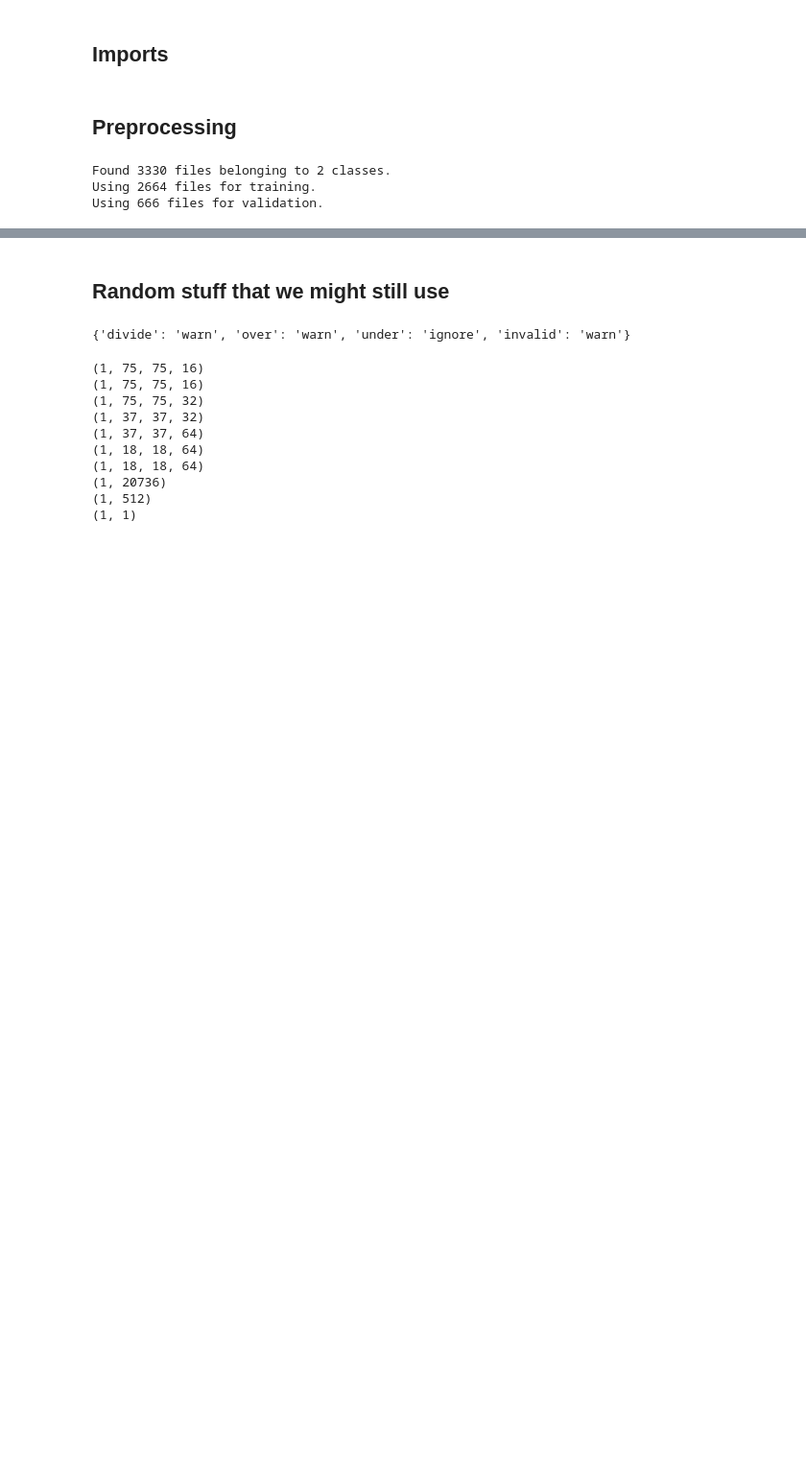
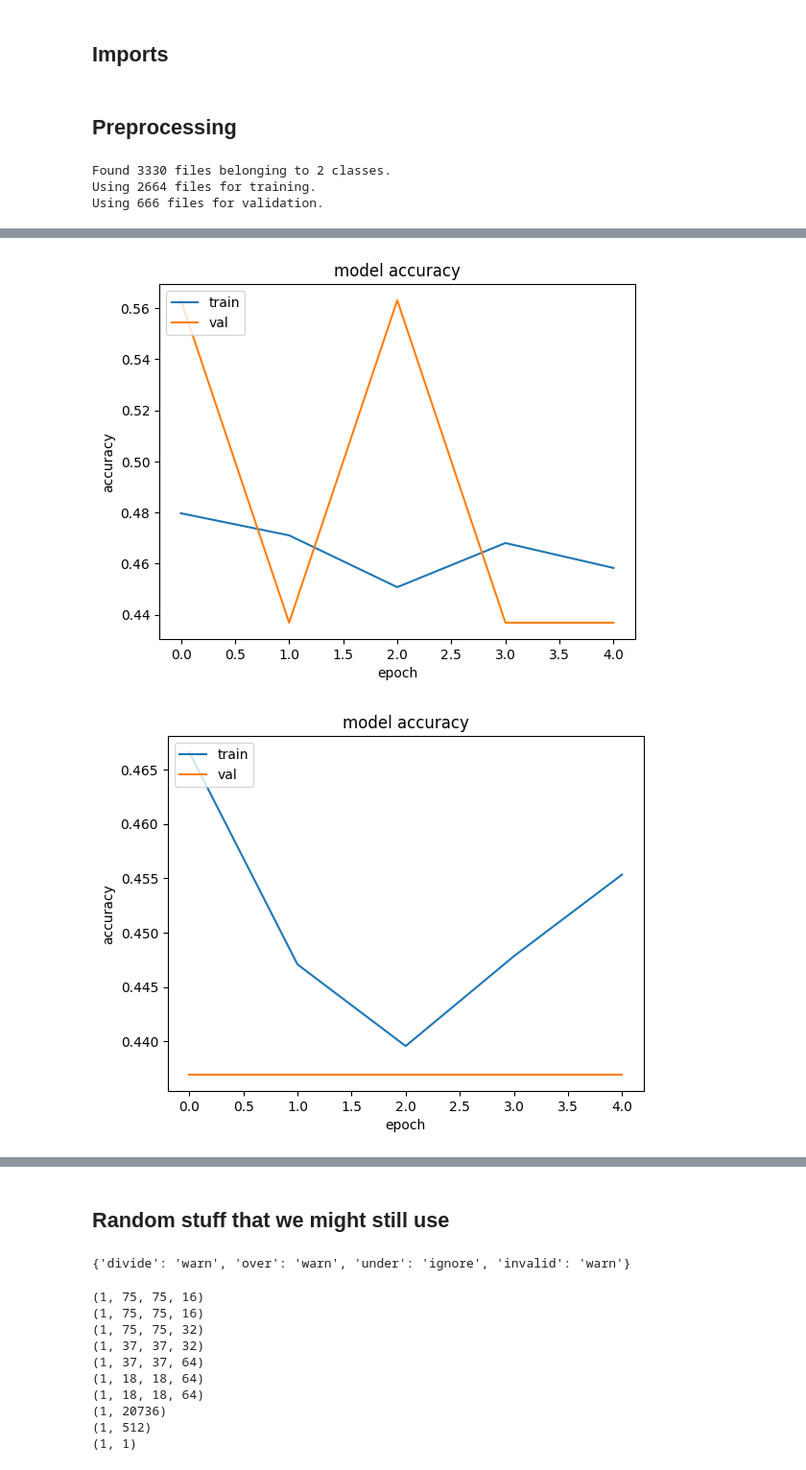
Before and after one commit to meeselizabeth/HCML-Project, a Jupyter notebook: try_things.ipynb, the cells around one changed output, grey strips where cells are left out. Shown at 96% size. Saved outputs shown, nothing was run; the diff lists cells and outputs as text; code cells hidden in the pictures; blank space fills up the shorter version.

```diff
--- a/try_things.ipynb
+++ b/try_things.ipynb
@@ -151,11 +256,9 @@ _________________________________________________________________
 # %%
-
-batch_size=100
-history = model.fit(
+history = model_tf.fit(
     train_data,
-    batch_size=32,
-    epochs=4,
+    epochs=5,
     validation_data=val_data,
     use_multiprocessing=True,
+
 )
 # %% [output]
@@ -169,0 +275,18 @@ Epoch 4/4
+# %%
+history = {}
+lrs = [0.5, 0.1, 0.05, 0.01, 0.005, 0.0001, 0.00001, 0.000001]
+
+for i, lr in enumerate(lrs):
+    print(f"Iteration: {i}")
+    model_tf.compile(optimizer=Adam(learning_rate=lr),
+                loss=tf.keras.losses.BinaryCrossentropy(from_logits=True), # from logits bc no softmax at the end
+                #   metrics=['val_acc', 'val_loss'])
+                metrics=['accuracy'])
+
+    history[i] = model_tf.fit(
+        train_data,
+        batch_size=32,
+        epochs=5,
+        validation_data=val_data,
+        use_multiprocessing=True,
+    )
@@ -169,0 +312,16 @@ Epoch 4/4
+# %%
+for value in history.values():
+
+    fig, ax = plt.subplots()
+
+    ax.plot(value.history['accuracy'])
+    ax.plot(value.history['val_accuracy'])
+    ax.set_title('model accuracy')
+    ax.set_ylabel('accuracy')
+    ax.set_xlabel('epoch')
+    ax.legend(['train', 'val'], loc='upper left')
+
+    plt.show()
+# %% [output]
+[figure, added]
+[figure, added]
```
Also changed, not shown: parts of 26 cells of this notebook, 1 other file.
